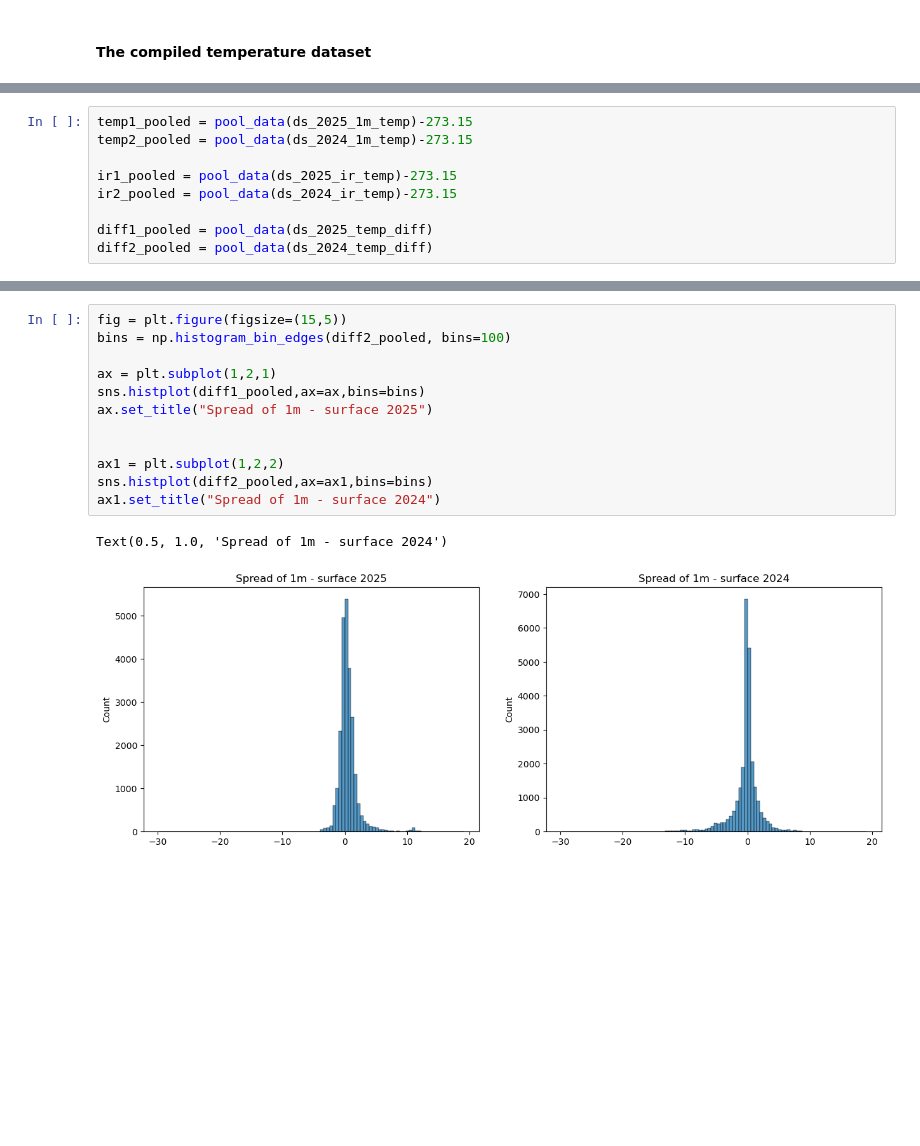
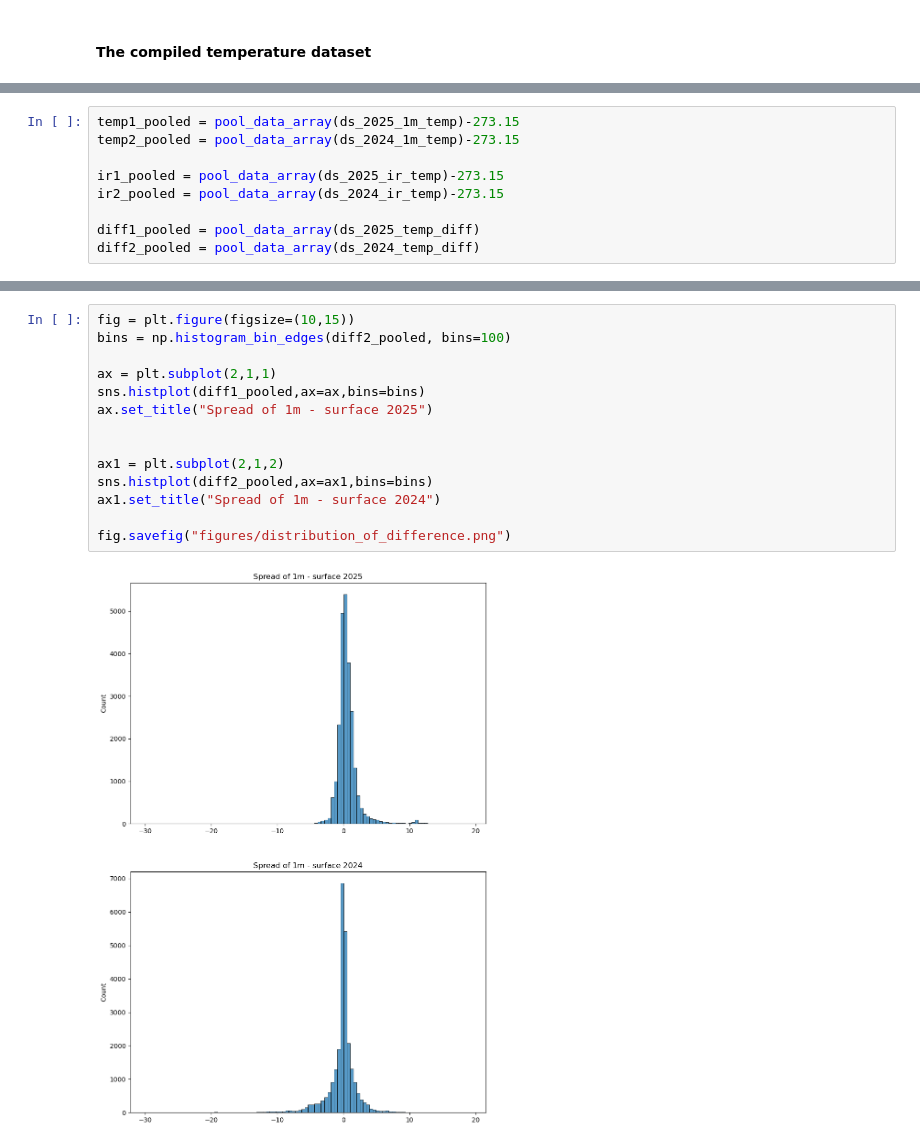
Before and after one commit to johtj/data_analysis_ml_project3, a Jupyter notebook: data_exploration.ipynb, the cells around one changed output, grey strips where cells are left out. Cells and saved outputs as stored; diff of their text form; blank space fills up the shorter version.

```diff
--- a/data_exploration.ipynb
+++ b/data_exploration.ipynb
@@ -120,9 +122,9 @@ plt.savefig("figures/trajectory_map.png")
 # %%
-temp1_pooled = pool_data(ds_2025_1m_temp)-273.15
-temp2_pooled = pool_data(ds_2024_1m_temp)-273.15
+temp1_pooled = pool_data_array(ds_2025_1m_temp)-273.15
+temp2_pooled = pool_data_array(ds_2024_1m_temp)-273.15
 
-ir1_pooled = pool_data(ds_2025_ir_temp)-273.15
-ir2_pooled = pool_data(ds_2024_ir_temp)-273.15
+ir1_pooled = pool_data_array(ds_2025_ir_temp)-273.15
+ir2_pooled = pool_data_array(ds_2024_ir_temp)-273.15
 
-diff1_pooled = pool_data(ds_2025_temp_diff)
-diff2_pooled = pool_data(ds_2024_temp_diff)
+diff1_pooled = pool_data_array(ds_2025_temp_diff)
+diff2_pooled = pool_data_array(ds_2024_temp_diff)
@@ -151,17 +174,18 @@ ax3.set_title("Surface temperature 2024")
 Text(0.5, 1.0, 'Surface temperature 2024')
 [figure]
 # %%
-fig = plt.figure(figsize=(15,5))
+fig = plt.figure(figsize=(10,15))
 bins = np.histogram_bin_edges(diff2_pooled, bins=100)
 
-ax = plt.subplot(1,2,1)
+ax = plt.subplot(2,1,1)
 sns.histplot(diff1_pooled,ax=ax,bins=bins)
 ax.set_title("Spread of 1m - surface 2025")
 
 
-ax1 = plt.subplot(1,2,2)
+ax1 = plt.subplot(2,1,2)
 sns.histplot(diff2_pooled,ax=ax1,bins=bins)
 ax1.set_title("Spread of 1m - surface 2024")
+
+fig.savefig("figures/distribution_of_difference.png")
 # %% [output]
-Text(0.5, 1.0, 'Spread of 1m - surface 2024')
-[figure, old version]
+[figure, new version]
```
Also changed, not shown: parts of 3 cells of this notebook, 5 other files.
